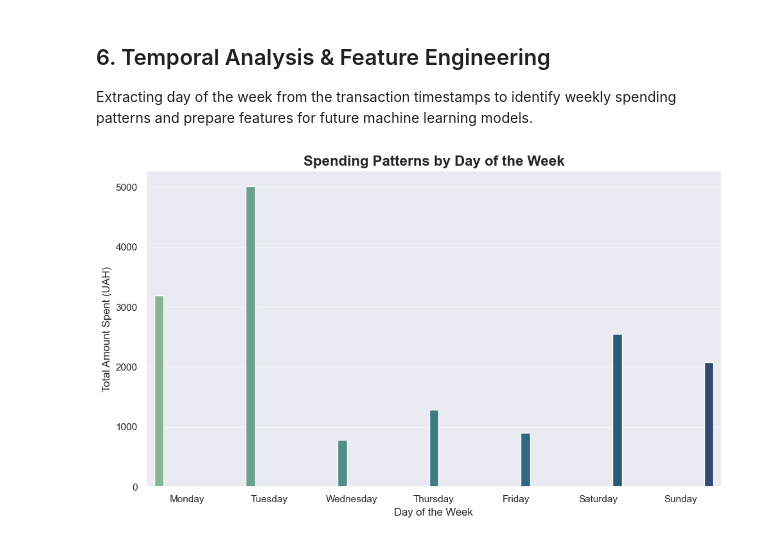
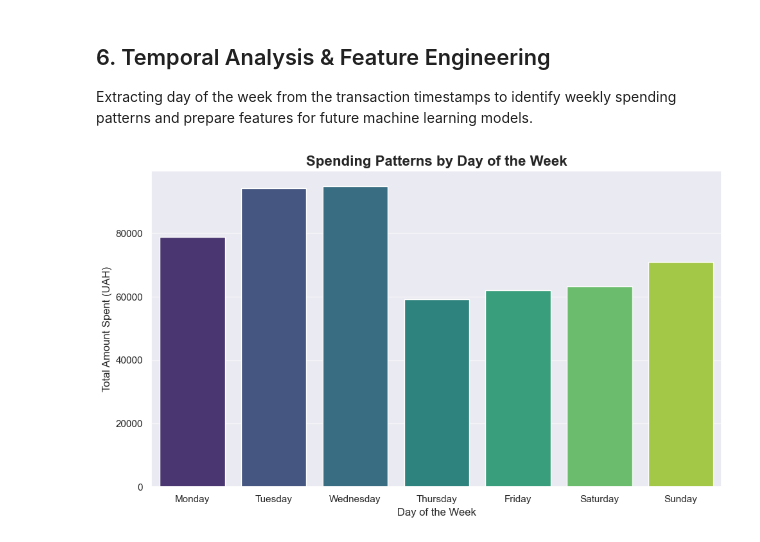
Before and after one commit to artpol1105/monobank_finance_xray, a Jupyter notebook: notebooks/01_exploratory_data_analysis.ipynb, the cells around one changed output. Cells and saved outputs as stored; diff of their text form; code cells hidden in the pictures.

Commit message:
switch EDA notebook to read total history from PostgreSQL

```diff
--- a/notebooks/01_exploratory_data_analysis.ipynb
+++ b/notebooks/01_exploratory_data_analysis.ipynb
@@ -32,10 +25,6 @@ Retrieving the last 30 days of transaction history using our `MonoClient` and cl
 # %%
-time_to = int(time.time())
-time_from = time_to - (30 * 24 * 60 * 60)
-
-raw_data = client.get_statement(target_account, time_from, time_to)
-
-df = processor.clean_transactions(raw_data)
+query = "SELECT * FROM transactions ORDER BY time"
+df = pd.read_sql(query, engine)
 
 print(f"There are {len(df)} transactions.")
 
@@ -90,12 +80,9 @@ Visualizing balance trends and daily expense distributions to identify behaviora
 # %%
-import matplotlib.pyplot as plt
-import seaborn as sns
-
 sns.set_theme(style="darkgrid", palette="deep")
 
 plt.figure(figsize=(14, 5))
 sns.lineplot(data=df, x='time', y='balance', color='teal', linewidth=2)
-plt.title("Account Balance Over Time (Last 30 Days)", fontsize=16, fontweight='bold')
+plt.title("Account Balance Over Time", fontsize=16, fontweight='bold')
 plt.xlabel("Date", fontsize=12)
 plt.ylabel("Balance (UAH)", fontsize=12)
 plt.tight_layout()
@@ -104,15 +91,22 @@ plt.show()
 expenses = df[df['amount'] < 0].copy()
 expenses['expense_amount'] = expenses['amount'].abs()
 
-expenses['date'] = expenses['time'].dt.date
-daily_expenses = expenses.groupby('date')['expense_amount'].sum().reset_index()
+expenses['month'] = expenses['time'].dt.strftime('%Y-%m')
+monthly_expenses = expenses.groupby('month')['expense_amount'].sum().reset_index()
 
 plt.figure(figsize=(14, 5))
-ax = sns.barplot(data=daily_expenses, x='date', y='expense_amount', color='crimson')
-plt.title("Total Daily Expenses", fontsize=16, fontweight='bold')
+ax = sns.barplot(data=monthly_expenses, x='month', y='expense_amount', color='crimson')
+plt.title("Total Monthly Expenses", fontsize=16, fontweight='bold')
 plt.xlabel("Date", fontsize=12)
 plt.ylabel("Amount Spent (UAH)", fontsize=12)
-plt.xticks(rotation=45)
+plt.xticks(rotation=45, ha='right', fontsize=9)
+
+for ind, label in enumerate(ax.get_xticklabels()):
+    if ind % 2 == 0:
+        label.set_visible(True)
+    else:
+        label.set_visible(False)
+
 plt.tight_layout()
 plt.show()
 # %% [output]
@@ -205,24 +159,25 @@ Extracting day of the week from the transaction timestamps to identify weekly sp
 # %%
 expenses['day_of_week'] = expenses['time'].dt.day_name()
 
-days_order = ['Monday', 'Tuesday', 'Wednesday', 'Thursday', 'Friday', 'Saturday', 'Sunday']
-expenses['day_of_week'] = pd.Categorical(expenses['day_of_week'], categories=days_order, ordered=True)
+cats = ['Monday', 'Tuesday', 'Wednesday', 'Thursday', 'Friday', 'Saturday', 'Sunday']
+expenses['day_of_week'] = pd.Categorical(expenses['day_of_week'], categories=cats, ordered=True)
 
-weekly_patterns = expenses.groupby('day_of_week', observed=False)['expense_amount'].sum().reset_index()
+weekly_spending = expenses.groupby('day_of_week')['expense_amount'].sum().reset_index()
 
 plt.figure(figsize=(10, 6))
 sns.barplot(
-    data=weekly_patterns,
+    data=weekly_spending,
     x='day_of_week',
     y='expense_amount',
     hue='day_of_week',
-    palette='crest',
-    legend=False
+    palette='viridis',
+    legend=False,
+    dodge=False
 )
 plt.title("Spending Patterns by Day of the Week", fontsize=16, fontweight='bold')
 plt.xlabel("Day of the Week", fontsize=12)
 plt.ylabel("Total Amount Spent (UAH)", fontsize=12)
 plt.tight_layout()
 plt.show()
 # %% [output]
-[figure, old version]
+[figure, new version]
```
Also changed, not shown: parts of 8 cells of this notebook.
